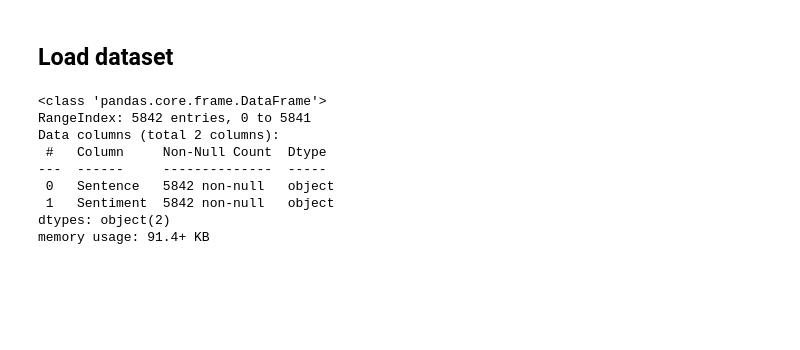
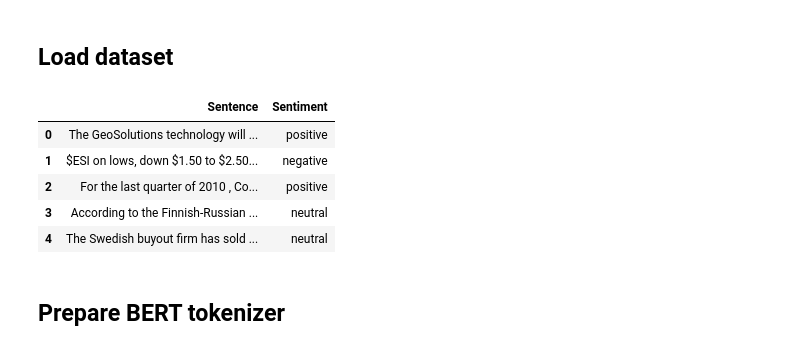
Before and after one commit to misosvec/ml-course-project, a Jupyter notebook: fsa.ipynb, the cells around one changed output. Saved outputs shown, nothing was run; the diff lists cells and outputs as text; code cells hidden in the pictures; blank space fills up the shorter version.

Commit message:
BERT tokenizer

```diff
--- a/fsa.ipynb
+++ b/fsa.ipynb
@@ -26,15 +26,14 @@ dataset.zip         100%[===================>] 275.76K  --.-KB/s    in 0.002s
 # %%
 import pandas as pd
 
 df = pd.read_csv('dataset.csv')
-df.info()
+df.head()
 # %% [output]
-<class 'pandas.core.frame.DataFrame'>
-RangeIndex: 5842 entries, 0 to 5841
-Data columns (total 2 columns):
- #   Column     Non-Null Count  Dtype
----  ------     --------------  -----
- 0   Sentence   5842 non-null   object
- 1   Sentiment  5842 non-null   object
-dtypes: object(2)
-memory usage: 91.4+ KB
+|  | Sentence | Sentiment |
+| 0 | The GeoSolutions technology will ... | positive |
+| 1 | $ESI on lows, down $1.50 to $2.50... | negative |
+| 2 | For the last quarter of 2010 , Co... | positive |
+| 3 | According to the Finnish-Russian ... | neutral |
+| 4 | The Swedish buyout firm has sold ... | neutral |
+# %% [markdown]
+## Prepare BERT tokenizer
```
Also changed, not shown: parts of 5 cells of this notebook.
